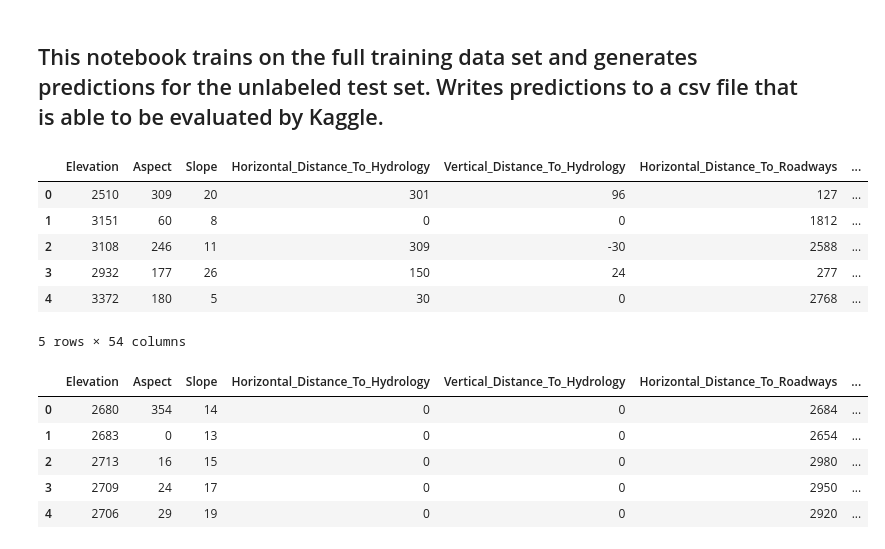
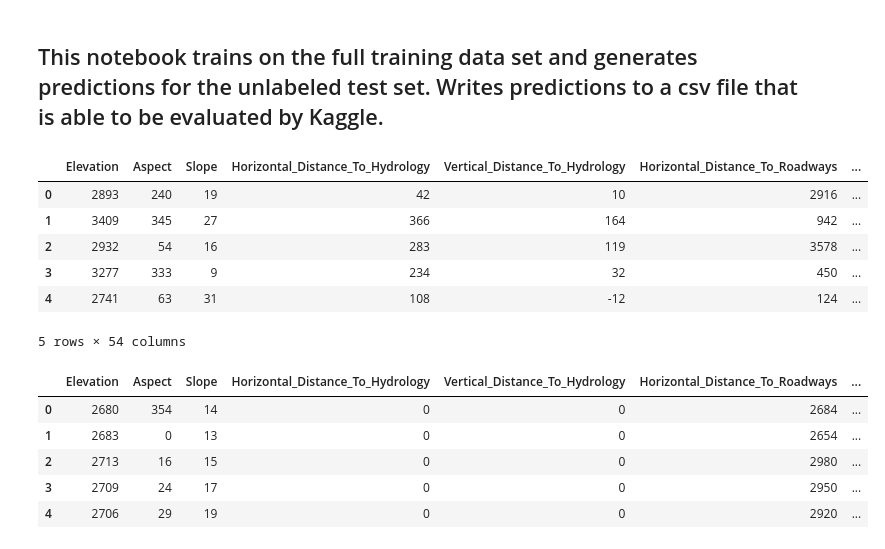
Before and after one commit to aidan-jackson-data/Forest-Cover-Type-Prediction, a Jupyter notebook: Models/Neural Network/NN_Submission.ipynb, the cells around one changed output. Cells and saved outputs as stored; diff of their text form; code cells hidden in the pictures.

```diff
--- a/Models/Neural Network/NN_Submission.ipynb
+++ b/Models/Neural Network/NN_Submission.ipynb
@@ -12,25 +12,24 @@ np.random.seed(0)
 # %%
 # import training data from relative filepath
 # data = pd.read_csv("../../data/train.csv")
 
 # import bootstrapped data from relative filepath
 data = pd.read_csv("../../data/Bootstrapped Data/bootstrapped_data.csv")
 
 # extract training data except labels and ID column
-train_df = data.loc[:, (data.columns != "Cover_Type") & (data.columns != "Id") &
-                    (data.columns != "Unnamed: 0")]
+train_df = data.loc[:, (data.columns != "Cover_Type") & (data.columns != "Id")]
 
 # extract labels from training data
 train_labels_df = data.loc[:, "Cover_Type"]
 
 train_df.head()
 # %% [output]
 |  | Elevation | Aspect | Slope | Horizontal_Distance_To_Hydrology | Vertical_Distance_To_Hydrology | Horizontal_Distance_To_Roadways | ... |
-| 0 | 2510 | 309 | 20 | 301 | 96 | 127 | ... |
-| 1 | 3151 | 60 | 8 | 0 | 0 | 1812 | ... |
-| 2 | 3108 | 246 | 11 | 309 | -30 | 2588 | ... |
-| 3 | 2932 | 177 | 26 | 150 | 24 | 277 | ... |
-| 4 | 3372 | 180 | 5 | 30 | 0 | 2768 | ... |
+| 0 | 2893 | 240 | 19 | 42 | 10 | 2916 | ... |
+| 1 | 3409 | 345 | 27 | 366 | 164 | 942 | ... |
+| 2 | 2932 | 54 | 16 | 283 | 119 | 3578 | ... |
+| 3 | 3277 | 333 | 9 | 234 | 32 | 450 | ... |
+| 4 | 2741 | 63 | 31 | 108 | -12 | 124 | ... |
 5 rows × 54 columns
 # %%
 # import test data from relative filepath
```
Also changed, not shown: parts of 1 cell of this notebook, 11 other files.
